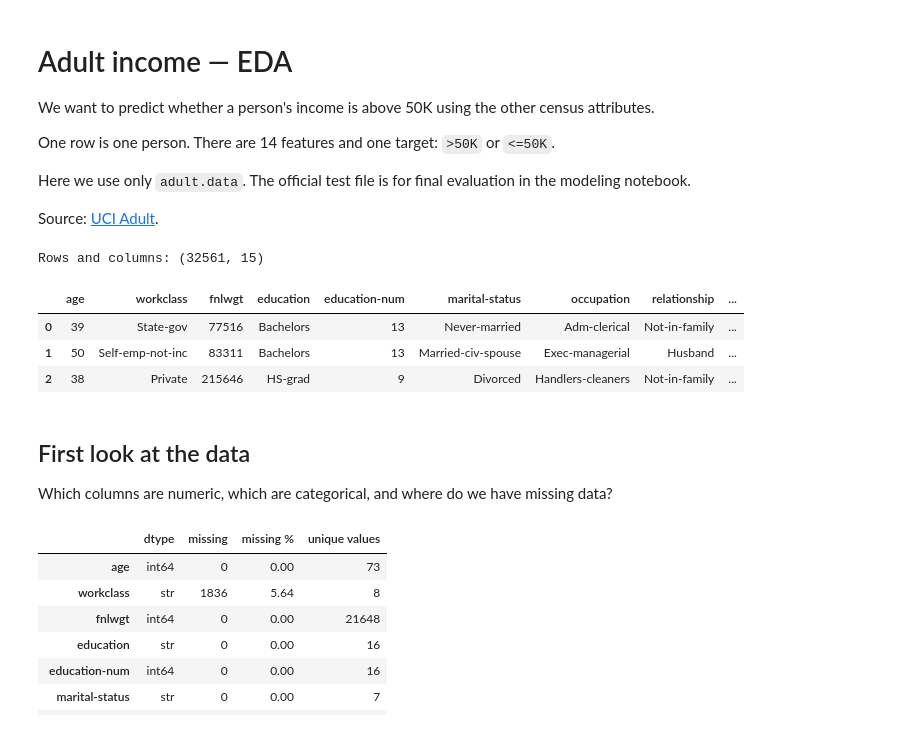
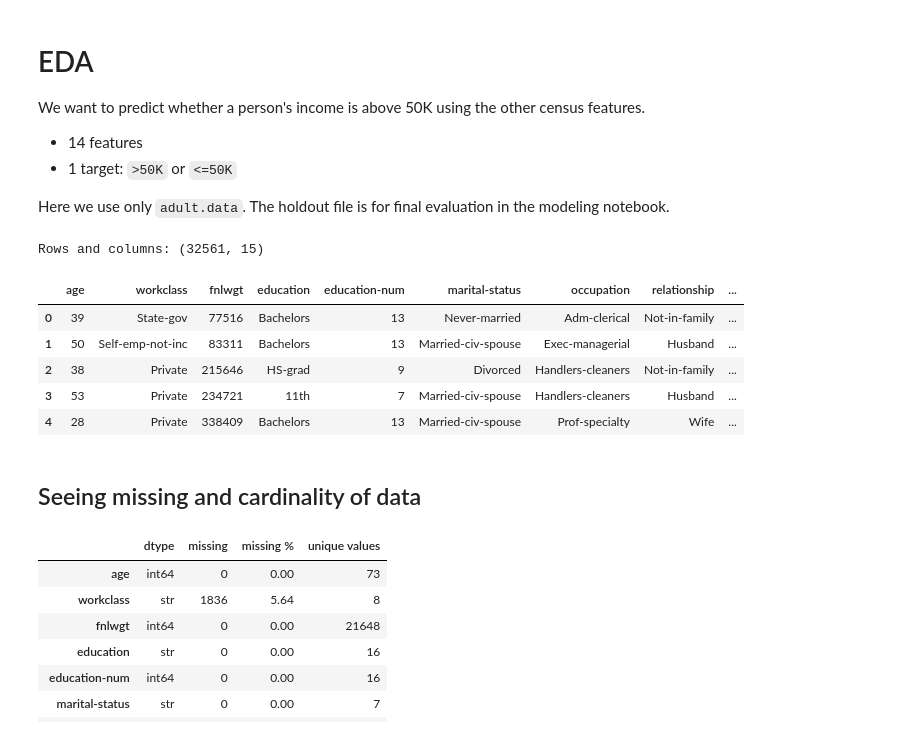
Before and after one commit to TuringsMachine/S30-Capstone, a Jupyter notebook: EDA_Presentation.ipynb, the cells around one changed output. Cells and saved outputs as stored; diff of their text form; code cells hidden in the pictures.

Commit message:
refactor: clean up exploratory data analysis notebooks and update dataset description

```diff
--- a/EDA_Presentation.ipynb
+++ b/EDA_Presentation.ipynb
@@ -1,36 +1,37 @@
 # %% [markdown]
-# Adult income — EDA
+# EDA
 
-We want to predict whether a person's income is above 50K using the other census attributes.
+We want to predict whether a person's income is above 50K using the other census features.
+- 14 features
+- 1 target: `>50K` or `<=50K`
 
-One row is one person. There are 14 features and one target: `>50K` or `<=50K`.
-
-Here we use only `adult.data`. The official test file is for final evaluation in the modeling notebook.
-
-Source: [UCI Adult](https://archive.ics.uci.edu/dataset/2/adult).
+Here we use only `adult.data`. The holdout file is for final evaluation in the modeling notebook.
 # %%
 import numpy as np
 import pandas as pd
 import matplotlib.pyplot as plt
+from IPython.display import display
 
 columns = ["age","workclass","fnlwgt","education","education-num","marital-status","occupation","relationship","race","sex","capital-gain","capital-loss","hours-per-week","native-country","income"]
 
 raw = pd.read_csv("Adult Data/dataset/adult.data", names=columns,
                   header=None, skipinitialspace=True)
+
+# THe dataset doesn't have nan values but rather has '?' where data is missing
 df = raw.replace("?", np.nan)
 
 print("Rows and columns:", df.shape)
-display(df.head(3))
+display(df.head(5))
 # %% [output]
 Rows and columns: (32561, 15)
 |  | age | workclass | fnlwgt | education | education-num | marital-status | occupation | relationship | ... |
 | 0 | 39 | State-gov | 77516 | Bachelors | 13 | Never-married | Adm-clerical | Not-in-family | ... |
 | 1 | 50 | Self-emp-not-inc | 83311 | Bachelors | 13 | Married-civ-spouse | Exec-managerial | Husband | ... |
 | 2 | 38 | Private | 215646 | HS-grad | 9 | Divorced | Handlers-cleaners | Not-in-family | ... |
+| 3 | 53 | Private | 234721 | 11th | 7 | Married-civ-spouse | Handlers-cleaners | Husband | ... |
+| 4 | 28 | Private | 338409 | Bachelors | 13 | Married-civ-spouse | Prof-specialty | Wife | ... |
 # %% [markdown]
-## First look at the data
-
-Which columns are numeric, which are categorical, and where do we have missing data?
+## Seeing missing and cardinality of data
 # %%
 summary = pd.DataFrame({
     "dtype": df.dtypes,
```
Also changed, not shown: parts of 9 cells of this notebook, 1 other file.
